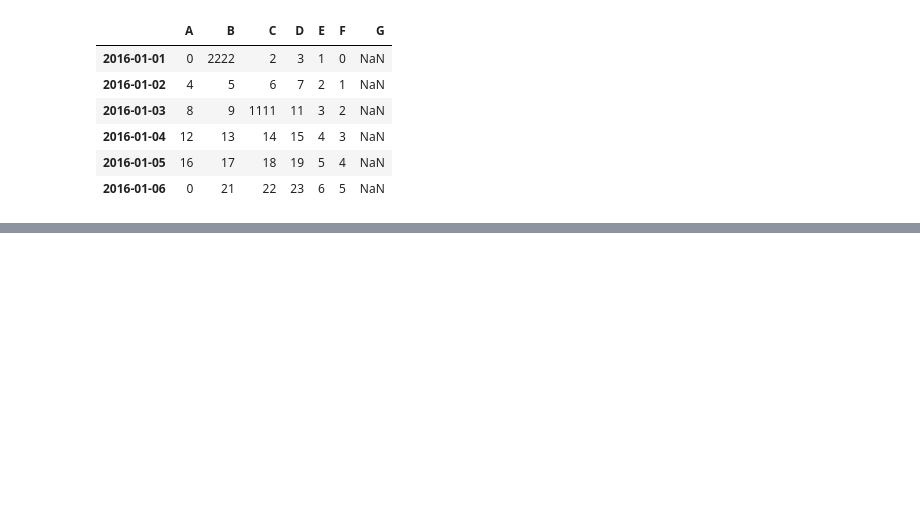
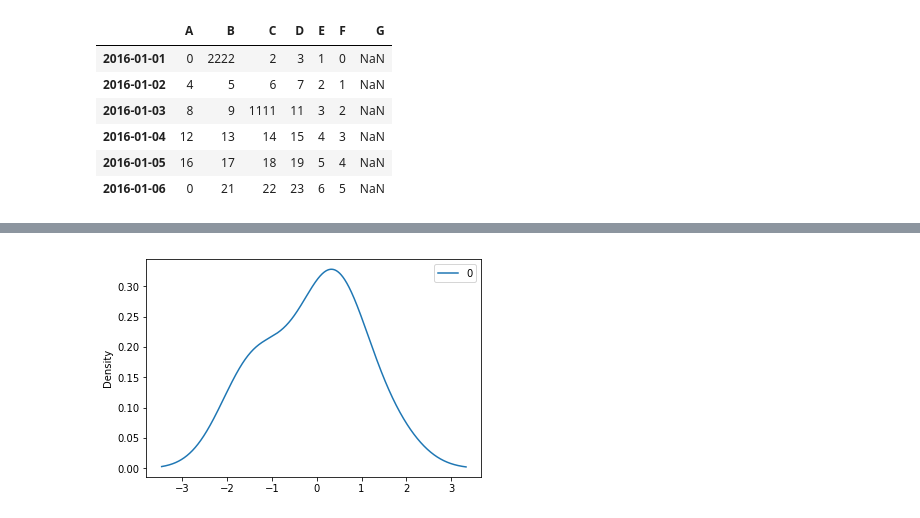
Before and after one commit to RayestGeeta/Python-basic-tutorial, a Jupyter notebook: numpy&pandas.ipynb, the cells around one changed output, grey strips where cells are left out. Saved outputs shown, nothing was run; the diff lists cells and outputs as text; code cells hidden in the pictures; blank space fills up the shorter version.

```diff
--- a/numpy&pandas.ipynb
+++ b/numpy&pandas.ipynb
@@ -513,0 +746,5 @@ df.sort_index(axis = 1)
+# %%
+data.plot.kde(label='text')
+plt.show()
+# %% [output]
+[figure, added]
```
Also changed, not shown: parts of 38 cells of this notebook.
